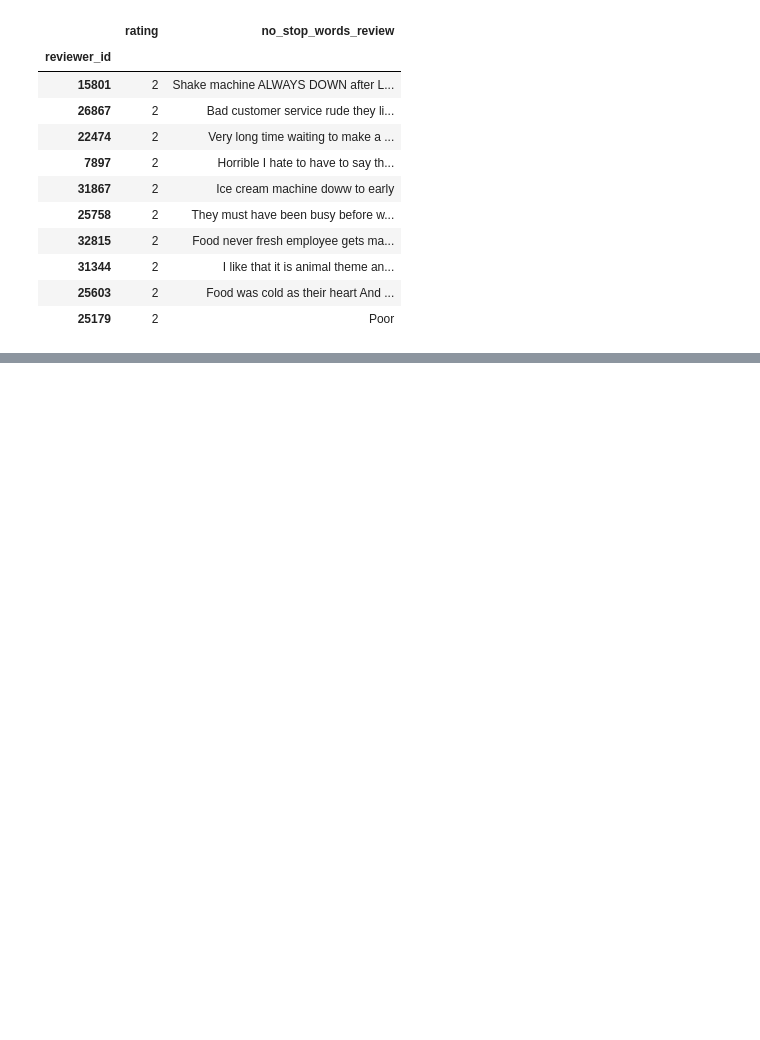
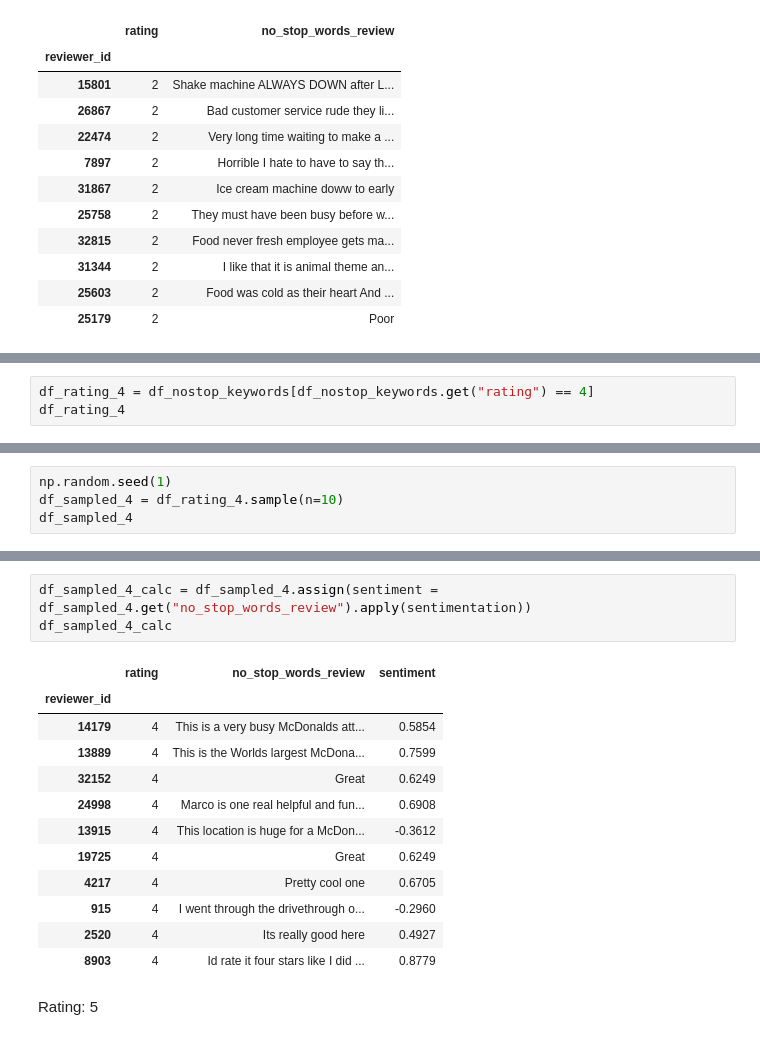
Before and after one commit to niannianwang/Applying-BERT-in-predicting-customer-review-rating-for-future-labeling, a Jupyter notebook: notebook.ipynb, the cells around one changed output, grey strips where cells are left out. Cells and saved outputs as stored; diff of their text form; blank space fills up the shorter version.

```diff
--- a/notebook.ipynb
+++ b/notebook.ipynb
@@ -257,0 +310,3 @@ train_df, test_df = train_test_split(df_rating_1, test_size = 0.2, random_state
+# %%
+df_rating_4 = df_nostop_keywords[df_nostop_keywords.get("rating") == 4]
+df_rating_4
@@ -257,0 +328,4 @@ train_df, test_df = train_test_split(df_rating_1, test_size = 0.2, random_state
+# %%
+np.random.seed(1)
+df_sampled_4 = df_rating_4.sample(n=10)
+df_sampled_4
@@ -257,0 +345,18 @@ train_df, test_df = train_test_split(df_rating_1, test_size = 0.2, random_state
+# %%
+df_sampled_4_calc = df_sampled_4.assign(sentiment = df_sampled_4.get("no_stop_words_review").apply(sentimentation))
+df_sampled_4_calc
+# %% [output]
+|  | rating | no_stop_words_review | sentiment |
+| reviewer_id |  |  |  |
+| 14179 | 4 | This is a very busy McDonalds att... | 0.5854 |
+| 13889 | 4 | This is the Worlds largest McDona... | 0.7599 |
+| 32152 | 4 | Great | 0.6249 |
+| 24998 | 4 | Marco is one real helpful and fun... | 0.6908 |
+| 13915 | 4 | This location is huge for a McDon... | -0.3612 |
+| 19725 | 4 | Great | 0.6249 |
+| 4217 | 4 | Pretty cool one | 0.6705 |
+| 915 | 4 | I went through the drivethrough o... | -0.2960 |
+| 2520 | 4 | Its really good here | 0.4927 |
+| 8903 | 4 | Id rate it four stars like I did ... | 0.8779 |
+# %% [markdown]
+Rating: 5
```
Also changed, not shown: parts of 18 cells of this notebook.
